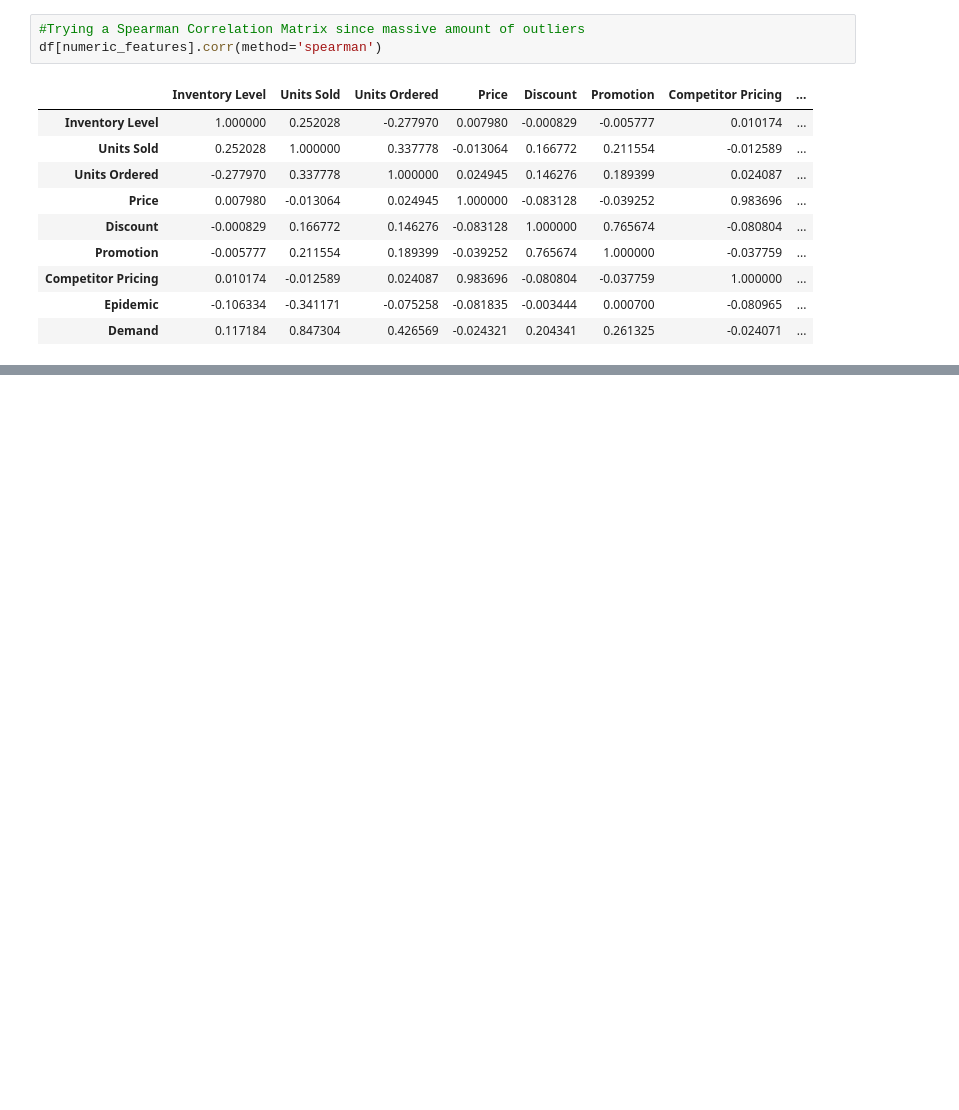
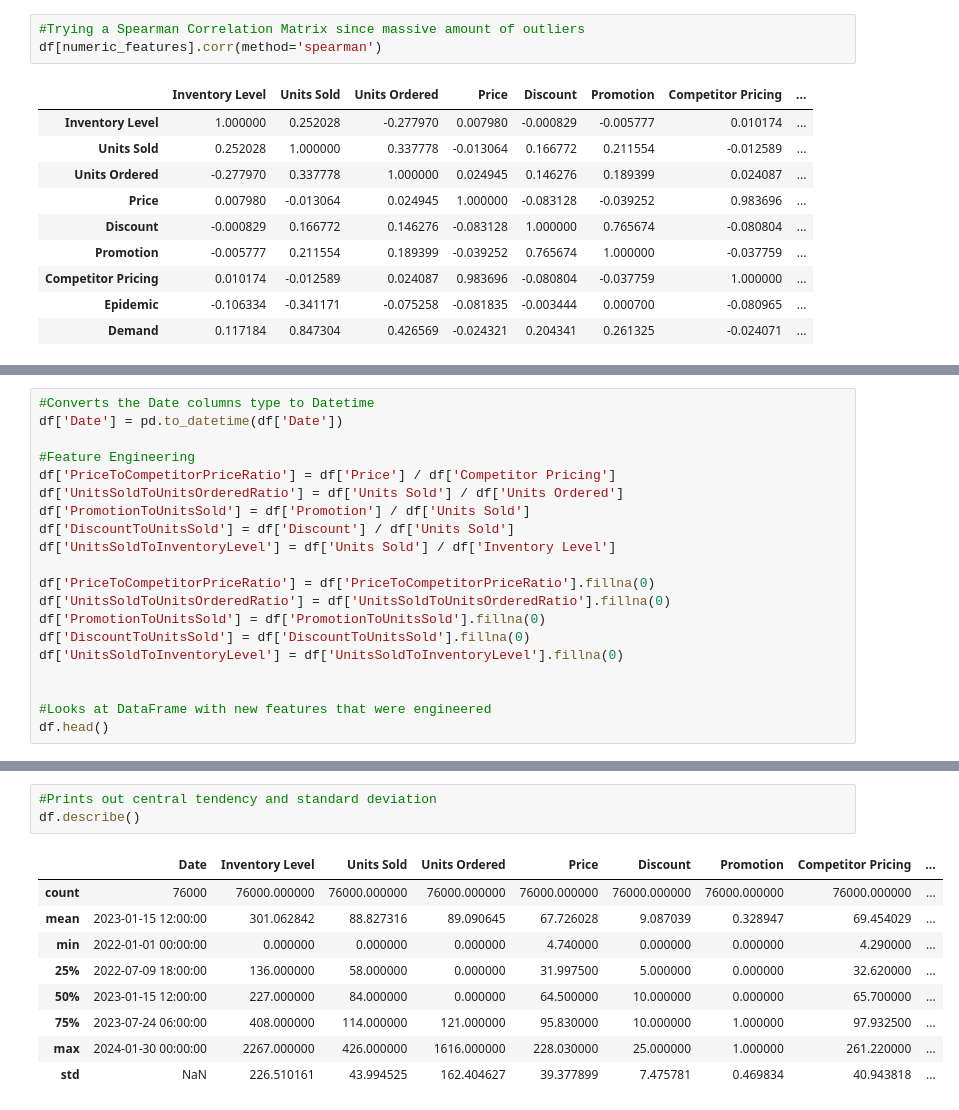
Before and after one commit to HarrisonWilliams123/Retail_Demand_Forecasting_Project, a Jupyter notebook: notebooks/demand_forecasting_EDA.ipynb, the cells around one changed output, grey strips where cells are left out. Saved outputs shown, nothing was run; the diff lists cells and outputs as text; blank space fills up the shorter version.

```diff
--- a/notebooks/demand_forecasting_EDA.ipynb
+++ b/notebooks/demand_forecasting_EDA.ipynb
@@ -99,0 +124,20 @@ df[numeric_features].corr(method='spearman')
+# %%
+#Converts the Date columns type to Datetime
+df['Date'] = pd.to_datetime(df['Date'])
+
+#Feature Engineering
+df['PriceToCompetitorPriceRatio'] = df['Price'] / df['Competitor Pricing']
+df['UnitsSoldToUnitsOrderedRatio'] = df['Units Sold'] / df['Units Ordered']
+df['PromotionToUnitsSold'] = df['Promotion'] / df['Units Sold']
+df['DiscountToUnitsSold'] = df['Discount'] / df['Units Sold']
+df['UnitsSoldToInventoryLevel'] = df['Units Sold'] / df['Inventory Level']
+
+df['PriceToCompetitorPriceRatio'] = df['PriceToCompetitorPriceRatio'].fillna(0)
+df['UnitsSoldToUnitsOrderedRatio'] = df['UnitsSoldToUnitsOrderedRatio'].fillna(0)
+df['PromotionToUnitsSold'] = df['PromotionToUnitsSold'].fillna(0)
+df['DiscountToUnitsSold'] = df['DiscountToUnitsSold'].fillna(0)
+df['UnitsSoldToInventoryLevel'] = df['UnitsSoldToInventoryLevel'].fillna(0)
+
+
+#Looks at DataFrame with new features that were engineered
+df.head()
@@ -99,0 +177,13 @@ df[numeric_features].corr(method='spearman')
+# %%
+#Prints out central tendency and standard deviation
+df.describe()
+# %% [output]
+|  | Date | Inventory Level | Units Sold | Units Ordered | Price | Discount | Promotion | Competitor Pricing | ... |
+| count | 76000 | 76000.000000 | 76000.000000 | 76000.000000 | 76000.000000 | 76000.000000 | 76000.000000 | 76000.000000 | ... |
+| mean | 2023-01-15 12:00:00 | 301.062842 | 88.827316 | 89.090645 | 67.726028 | 9.087039 | 0.328947 | 69.454029 | ... |
+| min | 2022-01-01 00:00:00 | 0.000000 | 0.000000 | 0.000000 | 4.740000 | 0.000000 | 0.000000 | 4.290000 | ... |
+| 25% | 2022-07-09 18:00:00 | 136.000000 | 58.000000 | 0.000000 | 31.997500 | 5.000000 | 0.000000 | 32.620000 | ... |
+| 50% | 2023-01-15 12:00:00 | 227.000000 | 84.000000 | 0.000000 | 64.500000 | 10.000000 | 0.000000 | 65.700000 | ... |
+| 75% | 2023-07-24 06:00:00 | 408.000000 | 114.000000 | 121.000000 | 95.830000 | 10.000000 | 1.000000 | 97.932500 | ... |
+| max | 2024-01-30 00:00:00 | 2267.000000 | 426.000000 | 1616.000000 | 228.030000 | 25.000000 | 1.000000 | 261.220000 | ... |
+| std | NaN | 226.510161 | 43.994525 | 162.404627 | 39.377899 | 7.475781 | 0.469834 | 40.943818 | ... |
```
Also changed, not shown: parts of 8 cells of this notebook.
